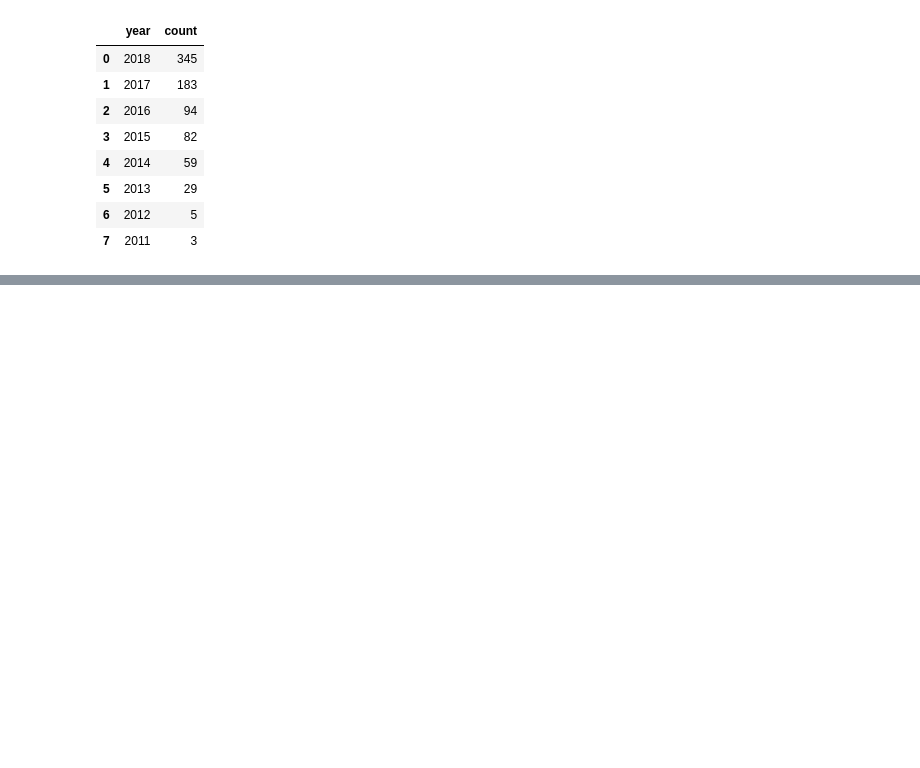
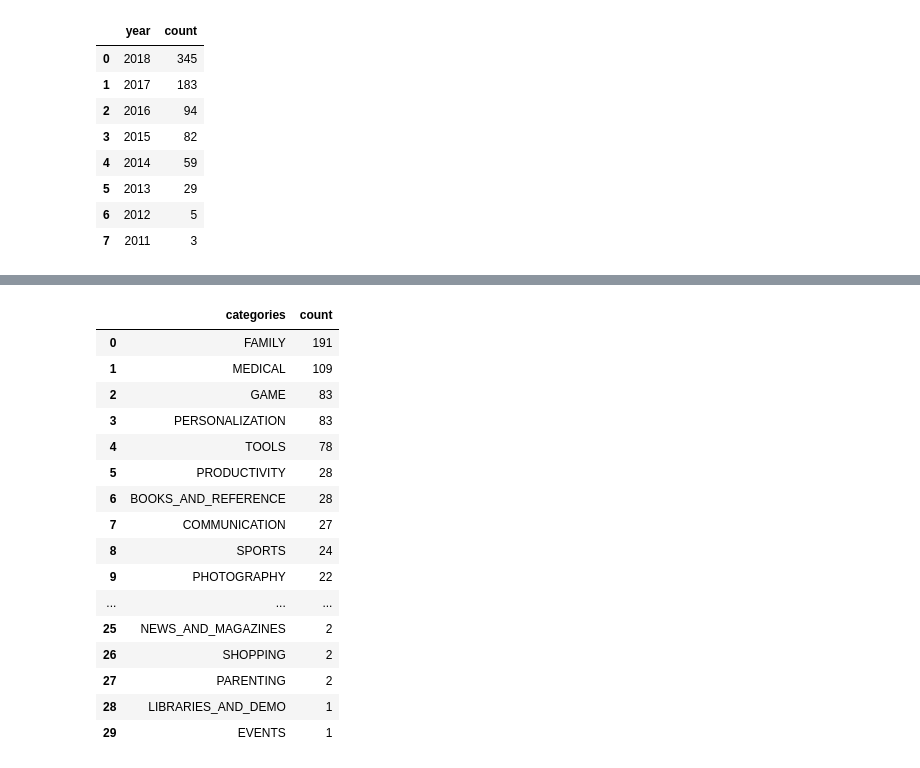
Before and after one commit to sidds4474/Play-Store-App-Review-Analysis, a Jupyter notebook: Play_Store_App_Review_Analysis_Project.ipynb, the cells around one changed output, grey strips where cells are left out. Saved outputs shown, nothing was run; the diff lists cells and outputs as text; code cells hidden in the pictures; blank space fills up the shorter version.

```diff
--- a/Play_Store_App_Review_Analysis_Project.ipynb
+++ b/Play_Store_App_Review_Analysis_Project.ipynb
@@ -180,0 +413,21 @@ paid
+# %%
+paid_cat=stats(df2,'Category','categories','count')
+paid_cat
+# %% [output]
+|  | categories | count |
+| 0 | FAMILY | 191 |
+| 1 | MEDICAL | 109 |
+| 2 | GAME | 83 |
+| 3 | PERSONALIZATION | 83 |
+| 4 | TOOLS | 78 |
+| 5 | PRODUCTIVITY | 28 |
+| 6 | BOOKS_AND_REFERENCE | 28 |
+| 7 | COMMUNICATION | 27 |
+| 8 | SPORTS | 24 |
+| 9 | PHOTOGRAPHY | 22 |
+| ... | ... | ... |
+| 25 | NEWS_AND_MAGAZINES | 2 |
+| 26 | SHOPPING | 2 |
+| 27 | PARENTING | 2 |
+| 28 | LIBRARIES_AND_DEMO | 1 |
+| 29 | EVENTS | 1 |
```
Also changed, not shown: parts of 33 cells of this notebook.
